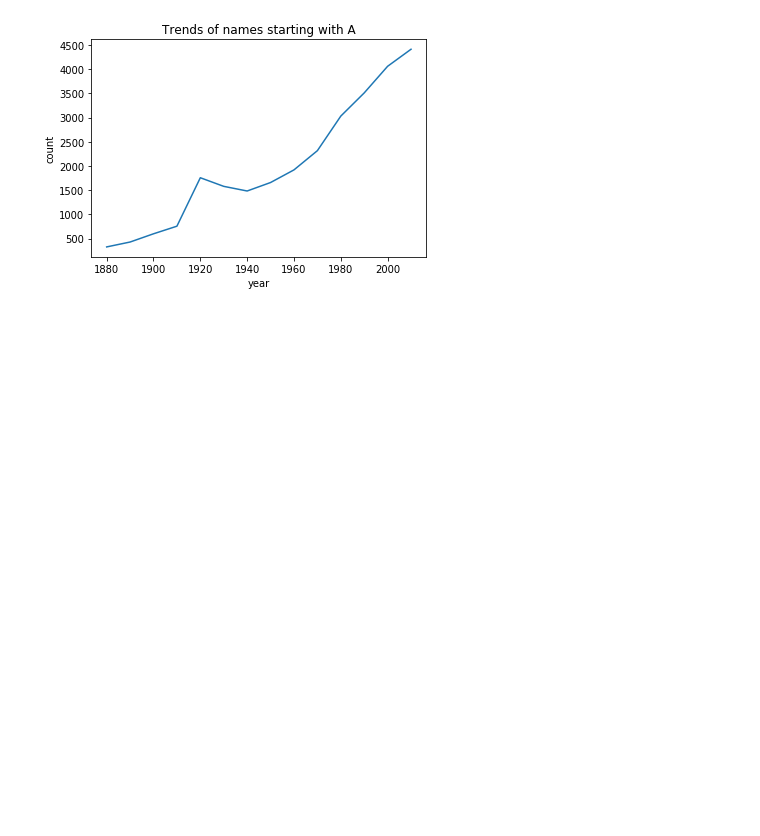
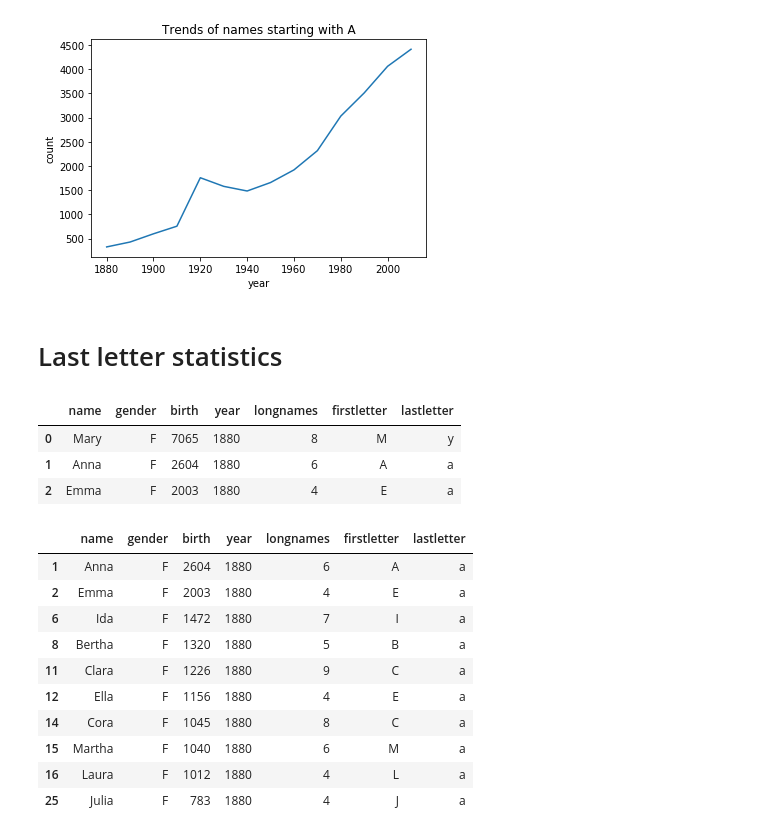
Before and after one commit to ahsansana1/babynamesanalysis, a Jupyter notebook: first_week_assginment.ipynb, the cells around one changed output. Drawn from its saved outputs; the diff is of its cells as text; code cells hidden in the pictures; blank space fills up the shorter version.

```diff
--- a/first_week_assginment.ipynb
+++ b/first_week_assginment.ipynb
@@ -466,3 +474,30 @@ plt.ylabel('count')
 # %% [output]
 Text(0,0.5,'count')
 [figure]
+# %% [markdown]
+# Last letter statistics
+# %%
+def lastletter(s):
+    return s[-1:]
+df7['lastletter'] = df7['name'].apply(lastletter)
+df7.head(3)
+# %% [output]
+|  | name | gender | birth | year | longnames | firstletter | lastletter |
+| 0 | Mary | F | 7065 | 1880 | 8 | M | y |
+| 1 | Anna | F | 2604 | 1880 | 6 | A | a |
+| 2 | Emma | F | 2003 | 1880 | 4 | E | a |
+# %%
+df34 = df7.loc[df7['lastletter'] == 'a']
+df34.head(10)
+# %% [output]
+|  | name | gender | birth | year | longnames | firstletter | lastletter |
+| 1 | Anna | F | 2604 | 1880 | 6 | A | a |
+| 2 | Emma | F | 2003 | 1880 | 4 | E | a |
+| 6 | Ida | F | 1472 | 1880 | 7 | I | a |
+| 8 | Bertha | F | 1320 | 1880 | 5 | B | a |
+| 11 | Clara | F | 1226 | 1880 | 9 | C | a |
+| 12 | Ella | F | 1156 | 1880 | 4 | E | a |
+| 14 | Cora | F | 1045 | 1880 | 8 | C | a |
+| 15 | Martha | F | 1040 | 1880 | 6 | M | a |
+| 16 | Laura | F | 1012 | 1880 | 4 | L | a |
+| 25 | Julia | F | 783 | 1880 | 4 | J | a |
```
Also changed, not shown: parts of 3 cells of this notebook.
